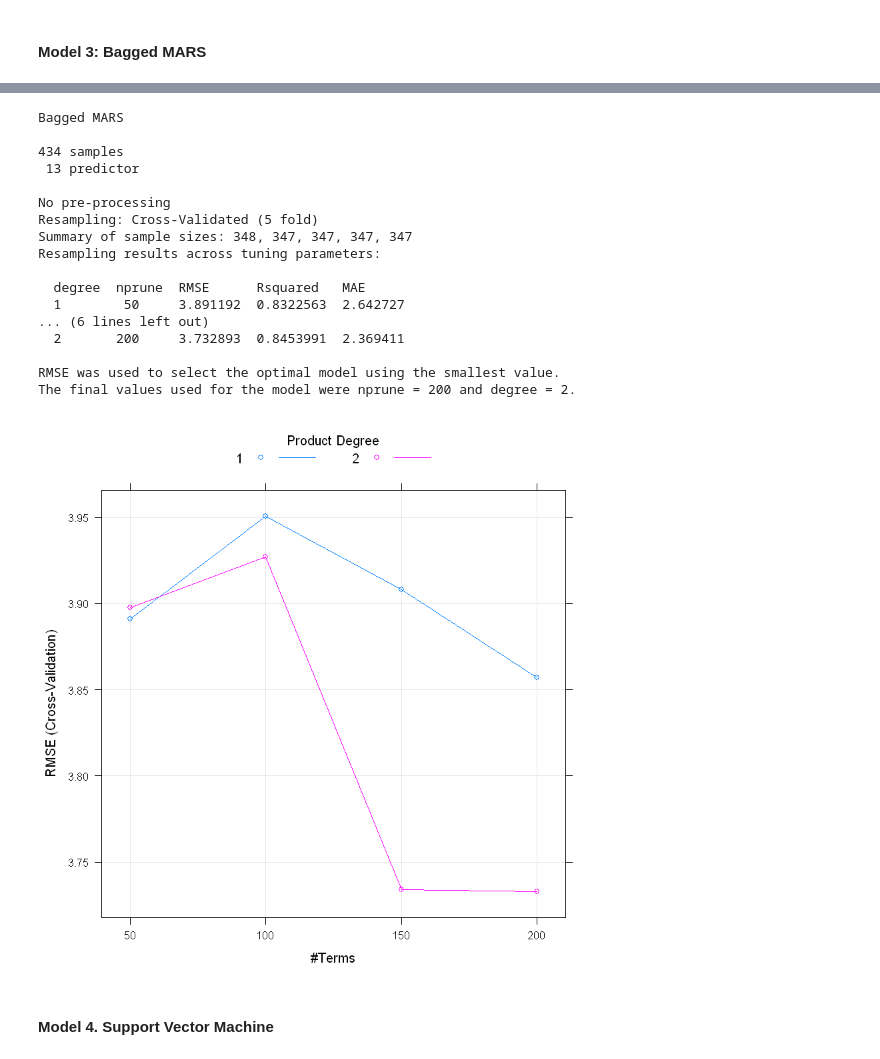
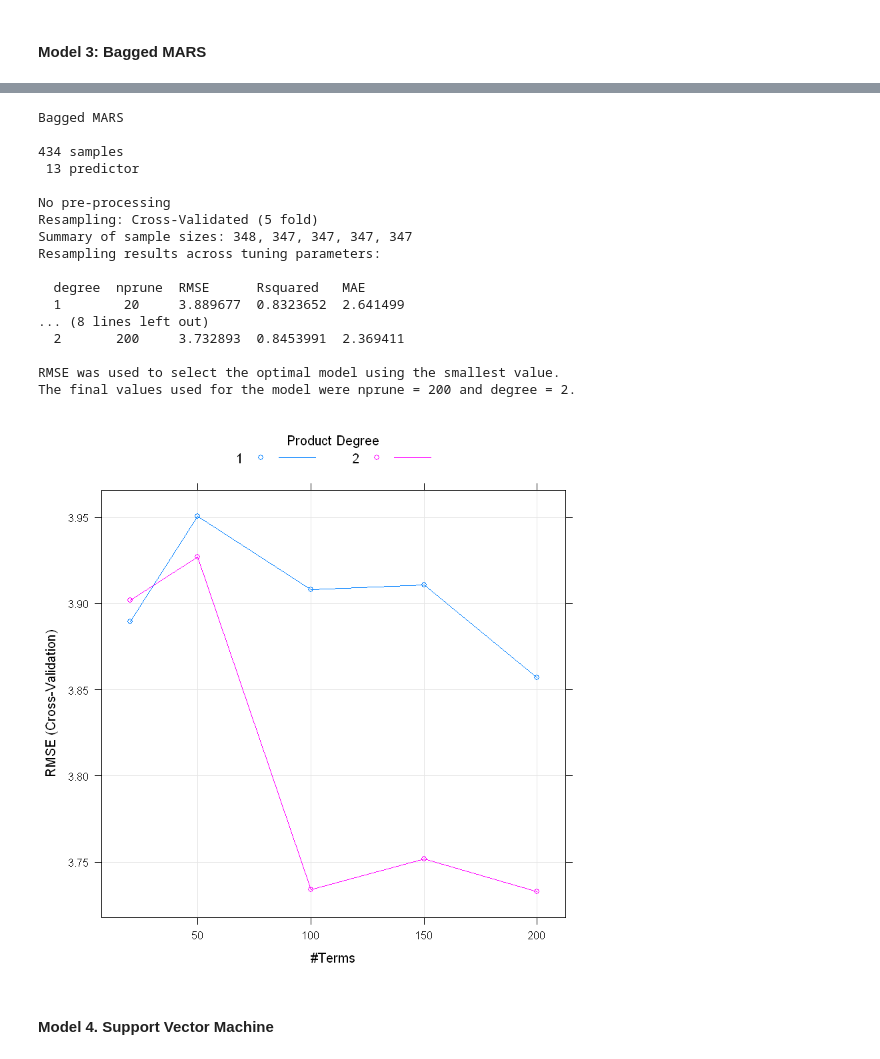
Before and after one commit to dundee2002/Machine-Deep-Learning-in-Python-and-R, a Jupyter notebook: Machine-Learning-in-R/Regression/Regress_R_uci_boston_housing_r847.ipynb, the cells around one changed output, grey strips where cells are left out. Saved outputs shown, nothing was run; the diff lists cells and outputs as text; code cells hidden in the pictures.

```diff
--- a/Machine-Learning-in-R/Regression/Regress_R_uci_boston_housing_r847.ipynb
+++ b/Machine-Learning-in-R/Regression/Regress_R_uci_boston_housing_r847.ipynb
@@ -34,7 +34,7 @@ predict value of house (MEDV) based on the other features
 # %%
 options(warn=-1)
 # Load Data
-df  <- read.csv('housing.data',sep='',,header=FALSE)
+df  <- read.csv('housing.data',sep='',header=FALSE)
 colnames(df) = c('CRIM', 'ZN', 'INDUS', 'CHAS', 'NOX', 'RM', 'AGE', 'DIS',
                   'RAD', 'TAX', 'PTRATIO', 'B', 'LSTAT', 'label')
 # %%
@@ -301,30 +369,30 @@ The final value used for the model was mtry = 8.
 # %%
 # grid search
 set.seed(seed)
-tuneGrid = expand.grid(nprune = c(50,100,150,200), degree = c(1,2))
+tuneGrid = expand.grid(nprune = c(20,50,100,150,200), degree = c(1,2))
 gridSearch <- train(label~., data=train_set, method='bagEarth',
                  metric=metric, trControl=trControl,
                  tuneGrid=tuneGrid)
 print(gridSearch)
 plot(gridSearch)
 # %% [output]
 Bagged MARS
 
 434 samples
  13 predictor
 
 No pre-processing
 Resampling: Cross-Validated (5 fold)
 Summary of sample sizes: 348, 347, 347, 347, 347
 Resampling results across tuning parameters:
 
   degree  nprune  RMSE      Rsquared   MAE
-  1        50     3.891192  0.8322563  2.642727
-... (6 lines left out)
+  1        20     3.889677  0.8323652  2.641499
+... (8 lines left out)
   2       200     3.732893  0.8453991  2.369411
 
 RMSE was used to select the optimal model using the smallest value.
 The final values used for the model were nprune = 200 and degree = 2.
-[figure, old version]
+[figure, new version]
 # %% [markdown]
 #### Model 4. Support Vector Machine
```
Also changed, not shown: parts of 9 cells of this notebook.
